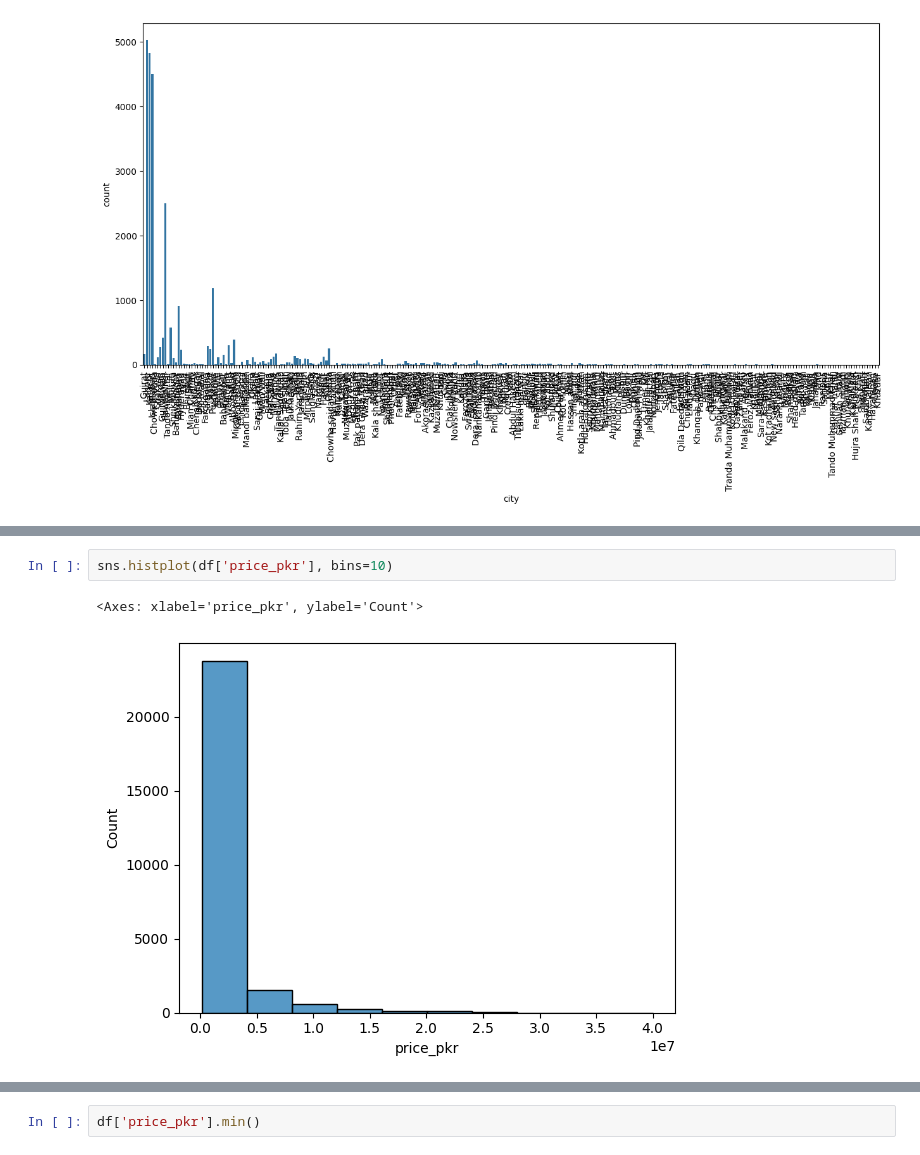
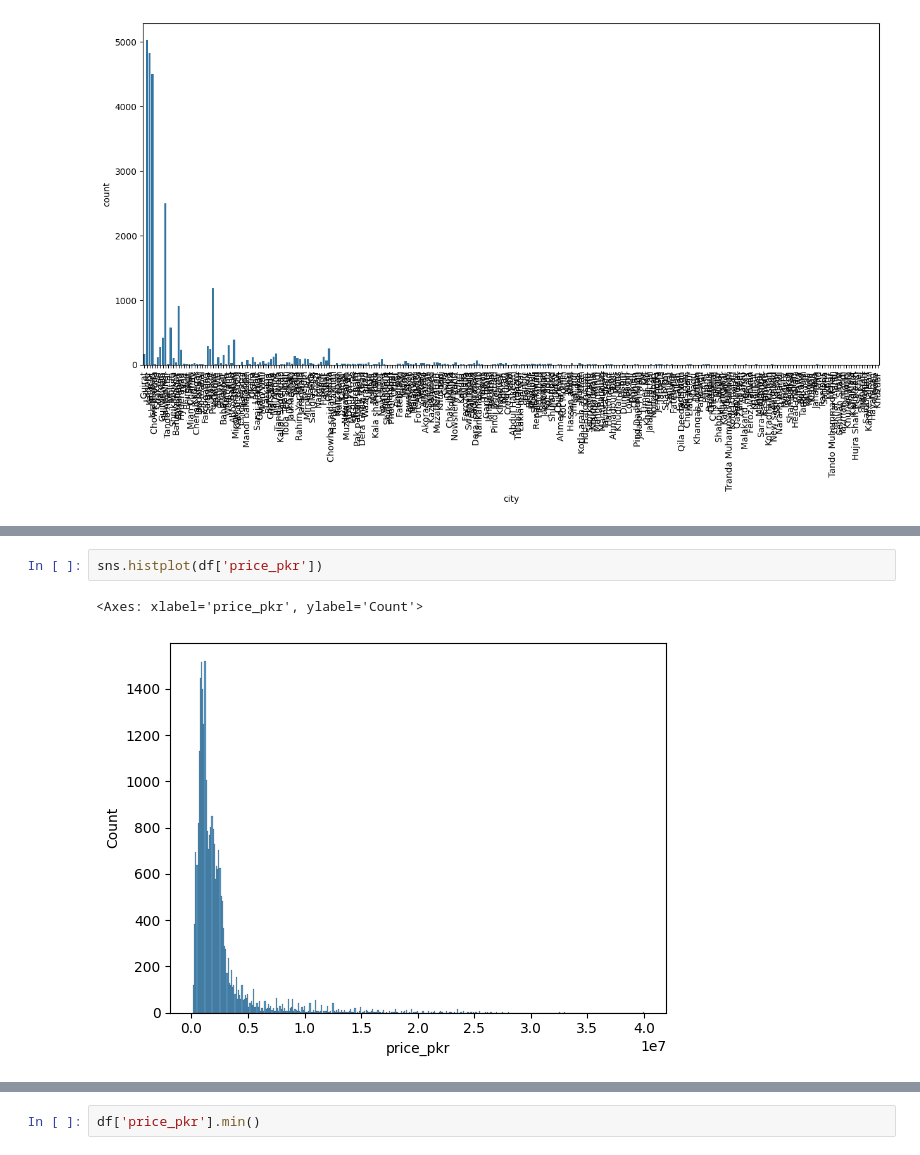
Before and after one commit to Hamzaa09/ML-Basics, a Jupyter notebook: used_cars_price_predictor_project/univariate_eda.ipynb, the cells around one changed output, grey strips where cells are left out. Saved outputs shown, nothing was run; the diff lists cells and outputs as text.

```diff
--- a/used_cars_price_predictor_project/univariate_eda.ipynb
+++ b/used_cars_price_predictor_project/univariate_eda.ipynb
@@ -121,5 +344,5 @@ plt.xticks(rotation=90)
 # %%
-sns.histplot(df['price_pkr'], bins=10)
+sns.histplot(df['price_pkr'])
 # %% [output]
 <Axes: xlabel='price_pkr', ylabel='Count'>
-[figure, old version]
+[figure, new version]
```
Also changed, not shown: parts of 35 cells of this notebook.
